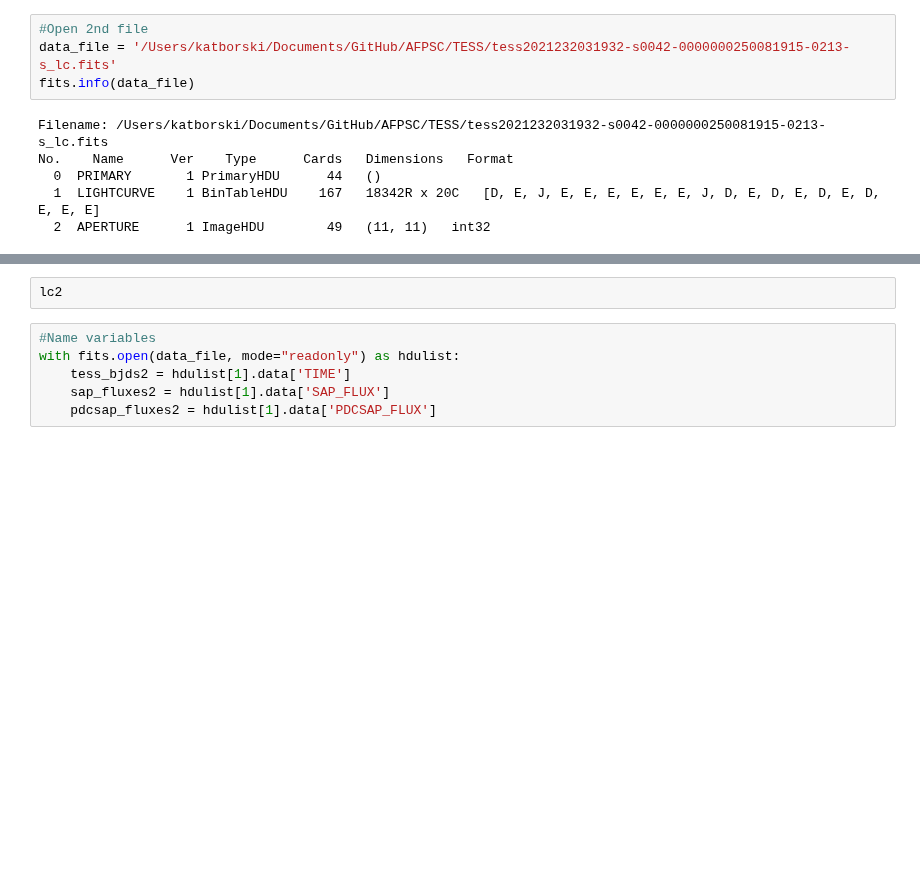
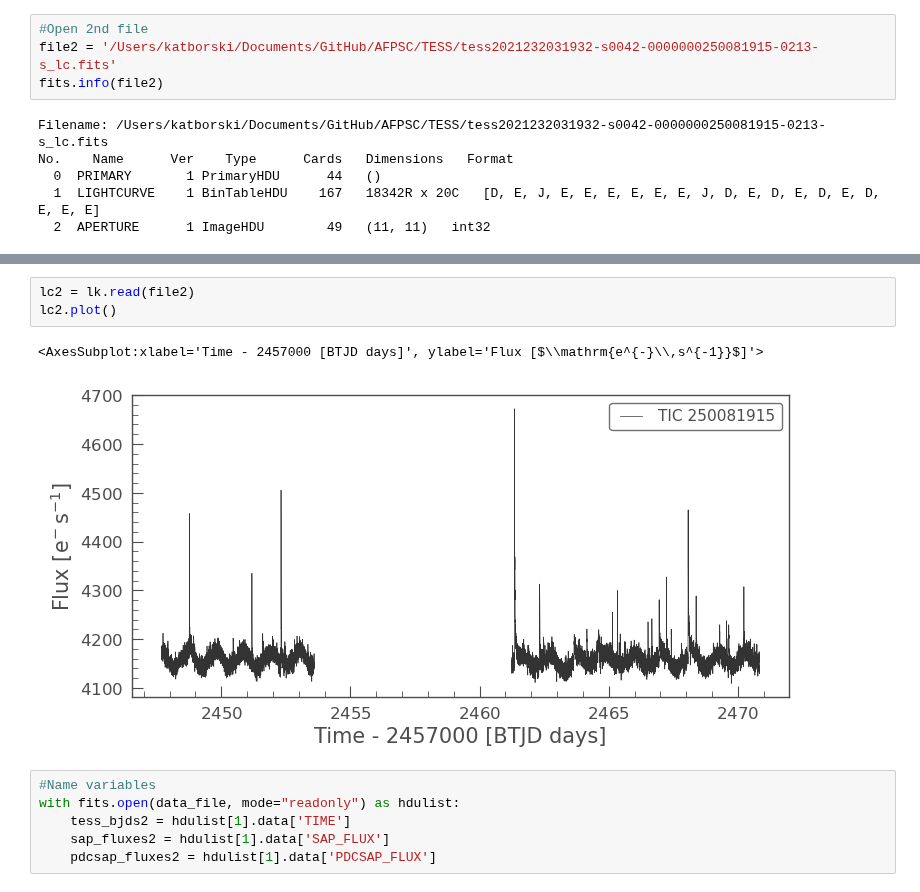
Before and after one commit to MillionConcepts/tess_swift_afpsc, a Jupyter notebook: TESS_plotfromcolumns.ipynb, the cells around one changed output, grey strips where cells are left out. Cells and saved outputs as stored; diff of their text form; blank space fills up the shorter version.

Commit message:
updates curves with LightKurve feature

```diff
--- a/TESS_plotfromcolumns.ipynb
+++ b/TESS_plotfromcolumns.ipynb
@@ -66,7 +60,7 @@ NameError: name 't' is not defined
 # %%
 #Open 2nd file
-data_file = '/Users/katborski/Documents/GitHub/AFPSC/TESS/tess2021232031932-s0042-0000000250081915-0213-s_lc.fits'
-fits.info(data_file)
+file2 = '/Users/katborski/Documents/GitHub/AFPSC/TESS/tess2021232031932-s0042-0000000250081915-0213-s_lc.fits'
+fits.info(file2)
 # %% [output]
 Filename: /Users/katborski/Documents/GitHub/AFPSC/TESS/tess2021232031932-s0042-0000000250081915-0213-s_lc.fits
 No.    Name      Ver    Type      Cards   Dimensions   Format
@@ -94,8 +88,12 @@ ColDefs(
     name = 'POS_CORR1'; format = 'E'; unit = 'pixels'; disp = 'E14.7'
     name = 'POS_CORR2'; format = 'E'; unit = 'pixels'; disp = 'E14.7'
 )
-# %%
-lc2
+# %%
+lc2 = lk.read(file2)
+lc2.plot()
+# %% [output]
+<AxesSubplot:xlabel='Time - 2457000 [BTJD days]', ylabel='Flux [$\\mathrm{e^{-}\\,s^{-1}}$]'>
+[figure, added]
 # %%
 #Name variables
 with fits.open(data_file, mode="readonly") as hdulist:
```
Also changed, not shown: parts of 7 cells of this notebook.
